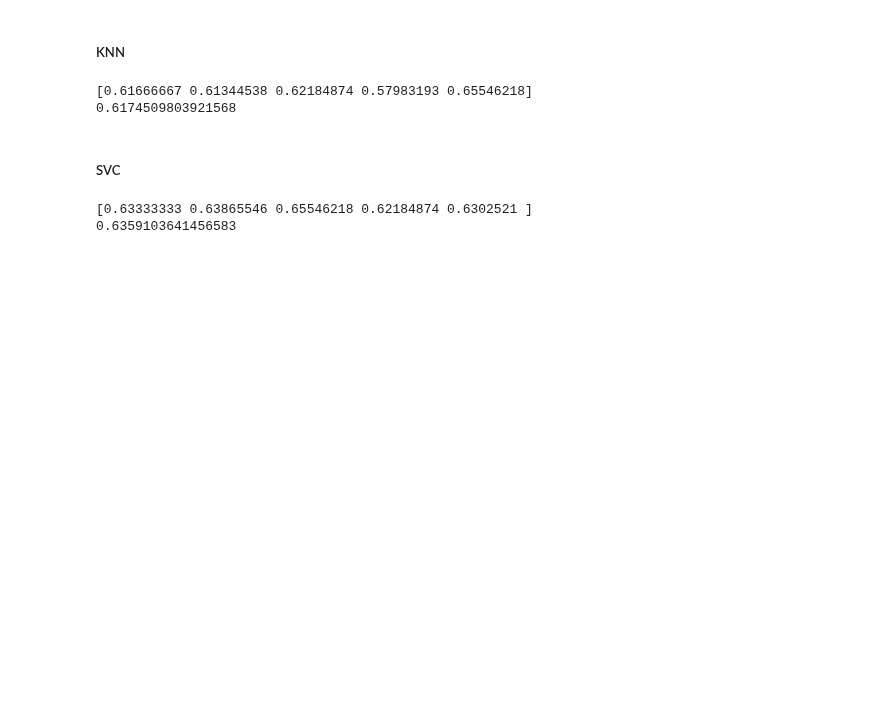
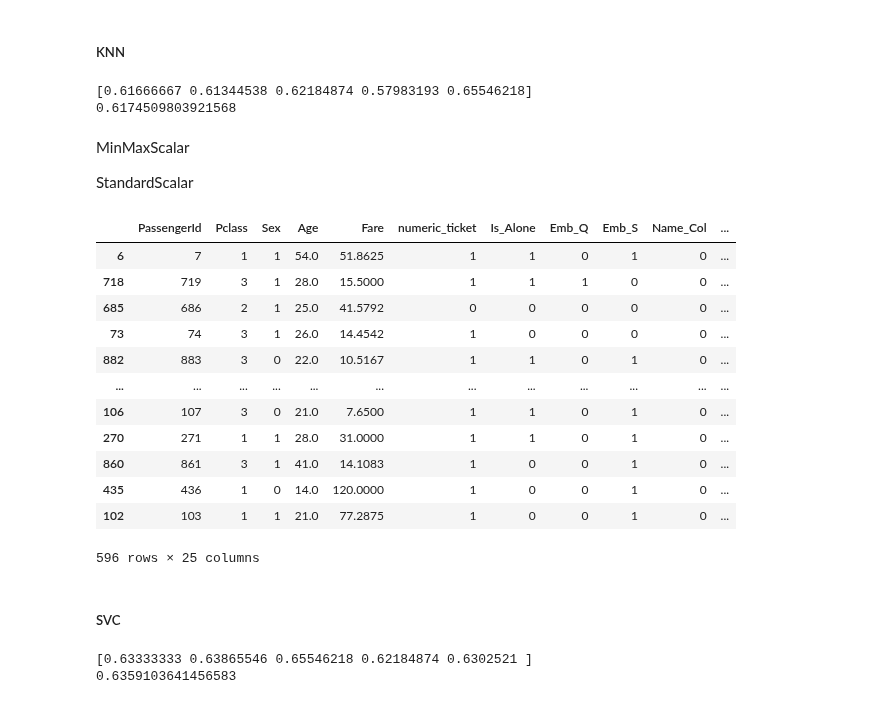
Before and after one commit to techakilan/python-datascience-training, a Jupyter notebook: PythonBasicDataAnalysis.ipynb, the cells around one changed output. Drawn from its saved outputs; the diff is of its cells as text; code cells hidden in the pictures; blank space fills up the shorter version.

```diff
--- a/PythonBasicDataAnalysis.ipynb
+++ b/PythonBasicDataAnalysis.ipynb
@@ -823,6 +942,26 @@ print(cv.mean())
 # %% [output]
 [0.61666667 0.61344538 0.62184874 0.57983193 0.65546218]
 0.6174509803921568
+# %% [markdown]
+MinMaxScalar
+
+StandardScalar
+# %%
+X_train
+# %% [output]
+|  | PassengerId | Pclass | Sex | Age | Fare | numeric_ticket | Is_Alone | Emb_Q | Emb_S | Name_Col | ... |
+| 6 | 7 | 1 | 1 | 54.0 | 51.8625 | 1 | 1 | 0 | 1 | 0 | ... |
+| 718 | 719 | 3 | 1 | 28.0 | 15.5000 | 1 | 1 | 1 | 0 | 0 | ... |
+| 685 | 686 | 2 | 1 | 25.0 | 41.5792 | 0 | 0 | 0 | 0 | 0 | ... |
+| 73 | 74 | 3 | 1 | 26.0 | 14.4542 | 1 | 0 | 0 | 0 | 0 | ... |
+| 882 | 883 | 3 | 0 | 22.0 | 10.5167 | 1 | 1 | 0 | 1 | 0 | ... |
+| ... | ... | ... | ... | ... | ... | ... | ... | ... | ... | ... | ... |
+| 106 | 107 | 3 | 0 | 21.0 | 7.6500 | 1 | 1 | 0 | 1 | 0 | ... |
+| 270 | 271 | 1 | 1 | 28.0 | 31.0000 | 1 | 1 | 0 | 1 | 0 | ... |
+| 860 | 861 | 3 | 1 | 41.0 | 14.1083 | 1 | 0 | 0 | 1 | 0 | ... |
+| 435 | 436 | 1 | 0 | 14.0 | 120.0000 | 1 | 0 | 0 | 1 | 0 | ... |
+| 102 | 103 | 1 | 1 | 21.0 | 77.2875 | 1 | 0 | 0 | 1 | 0 | ... |
+596 rows × 25 columns
 # %% [markdown]
 ##### SVC
 # %%
```
Also changed, not shown: parts of 32 cells of this notebook.
